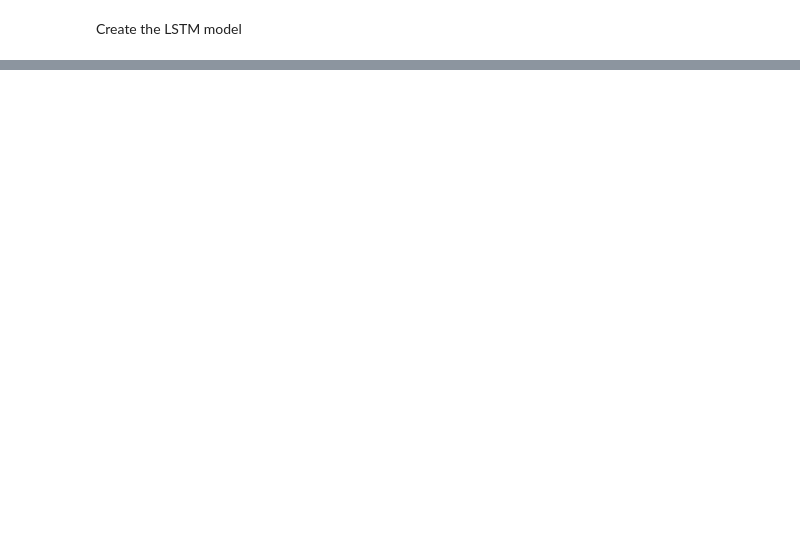
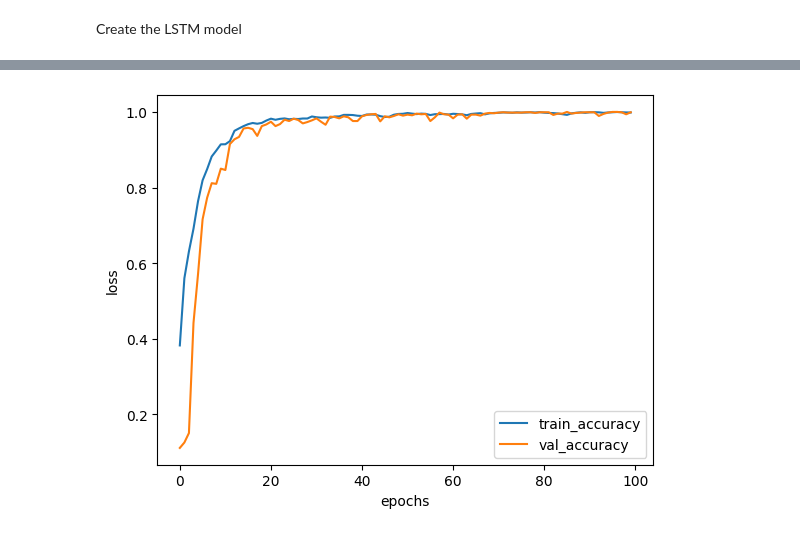
Before and after one commit to shreyash-alt/Sound-Emotion-Recognition, a Jupyter notebook: soundemotion.ipynb, the cells around one changed output, grey strips where cells are left out. Drawn from its saved outputs; the diff is of its cells as text; code cells hidden in the pictures; blank space fills up the shorter version.

```diff
--- a/soundemotion.ipynb
+++ b/soundemotion.ipynb
@@ -233,6 +233,6 @@ enc=OneHotEncoder()
 y=enc.fit_transform(df[['label']])
 # %%
 print(y.shape)
-y.toarray()
+y=y.toarray()
 # %% [output]
 (5600, 7)
@@ -267,0 +281,2 @@ I0000 00:00:1749562287.610093      19 gpu_device.cc:2022] Created device /job:lo
+# %%
+history=model.fit(X,y,validation_split=0.2,epochs=100,batch_size=512,shuffle=True)
@@ -267,0 +303,12 @@ I0000 00:00:1749562287.610093      19 gpu_device.cc:2022] Created device /job:lo
+# %%
+acc=history.history['accuracy']
+val_acc=history.history['val_accuracy']
+epochs=range(100)
+plt.plot(epochs,acc,label='train_accuracy')
+plt.plot(epochs,val_acc,label='val_accuracy')
+plt.xlabel('epochs')
+plt.ylabel('loss')
+plt.legend()
+plt.show()
+# %% [output]
+[figure, added]
```
Also changed, not shown: parts of 4 cells of this notebook.
